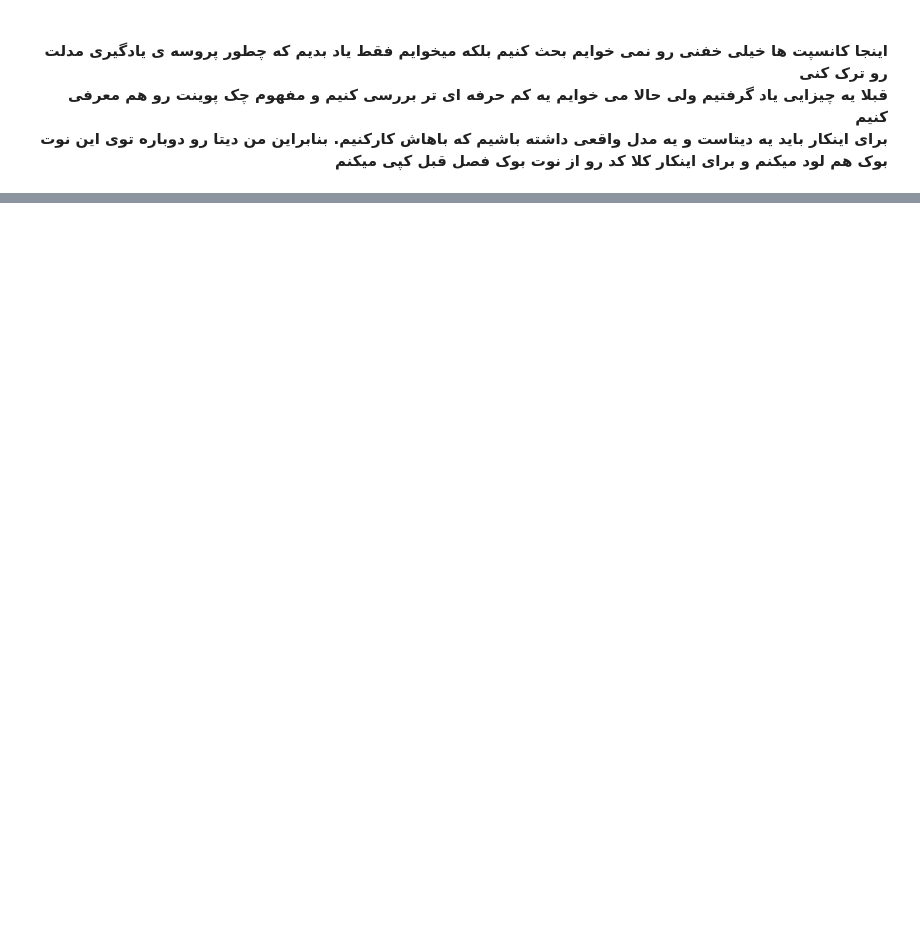
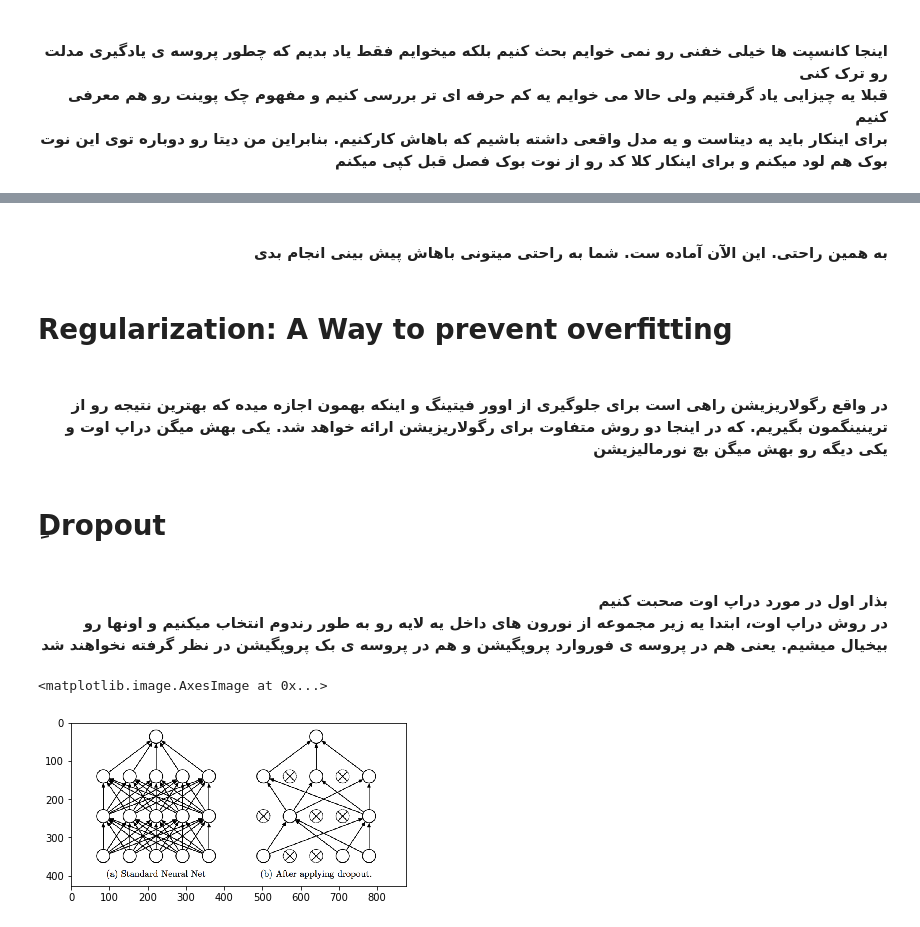
Before and after one commit to ShahrokhGit/DL_Practice, a Jupyter notebook: CNN_Chapter04.ipynb, the cells around one changed output, grey strips where cells are left out. Saved outputs shown, nothing was run; the diff lists cells and outputs as text; code cells hidden in the pictures; blank space fills up the shorter version.

```diff
--- a/CNN_Chapter04.ipynb
+++ b/CNN_Chapter04.ipynb
@@ -63,0 +183,27 @@ test_input_norm_img = test_input_norm.reshape(500,32,32,1)
+# %% [markdown]
+<div align = 'right'>
+    <font size=3, style='font-family:B Nazanin'>
+        <b>
+            <br> به همین راحتی. این الآن آماده ست. شما به راحتی میتونی باهاش پیش بینی انجام بدی
+# %% [markdown]
+# Regularization: A Way to prevent overfitting
+# %% [markdown]
+<div align = 'right'>
+    <font size=3, style='font-family:B Nazanin'>
+        <b>
+            <br> در واقع رگولاریزیشن راهی است برای جلوگیری از اوور فیتینگ و اینکه بهمون اجازه میده که بهترین نتیجه رو از ترینینگمون بگیریم. که در اینجا دو روش متفاوت برای رگولاریزیشن ارائه خواهد شد. یکی بهش میگن دراپ اوت و یکی دیگه رو بهش میگن بچ نورمالیزیشن
+# %% [markdown]
+# ِDropout
+# %% [markdown]
+<div align = 'right'>
+    <font size=3, style='font-family:B Nazanin'>
+        <b>
+            <br> بذار اول در مورد دراپ اوت صحبت کنیم
+            <br> در روش دراپ اوت، ابتدا یه زیر مجموعه از نورون های داخل یه لایه رو به طور رندوم انتخاب میکنیم و اونها رو
+            بیخیال میشیم. یعنی هم در پروسه ی فوروارد پروپگیشن و هم در پروسه ی بک پروپگیشن در نظر گرفته نخواهند شد
+# %%
+dropout_scheme = plt.imread('Photos\dropout.PNG')
+plt.imshow(dropout_scheme)
+# %% [output]
+<matplotlib.image.AxesImage at 0x...>
+[figure, added]
```
Also changed, not shown: parts of 42 cells of this notebook, 6 other files.
